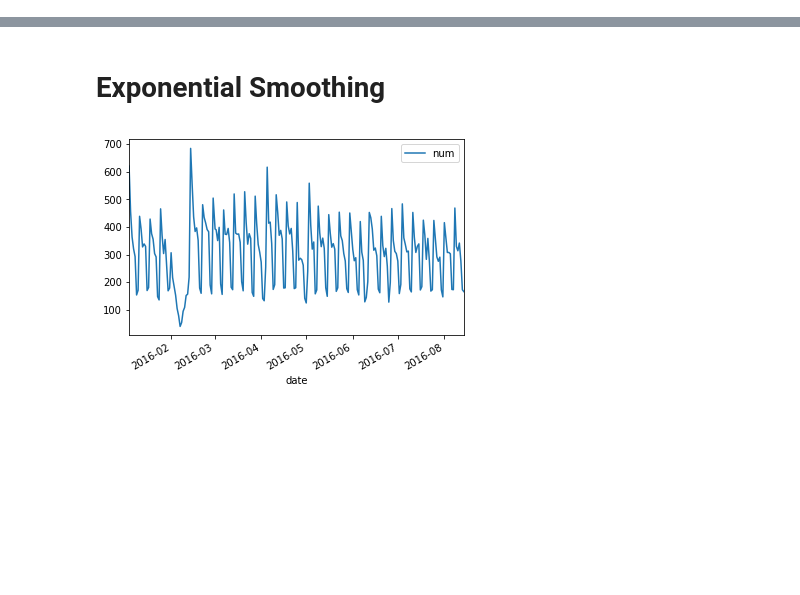
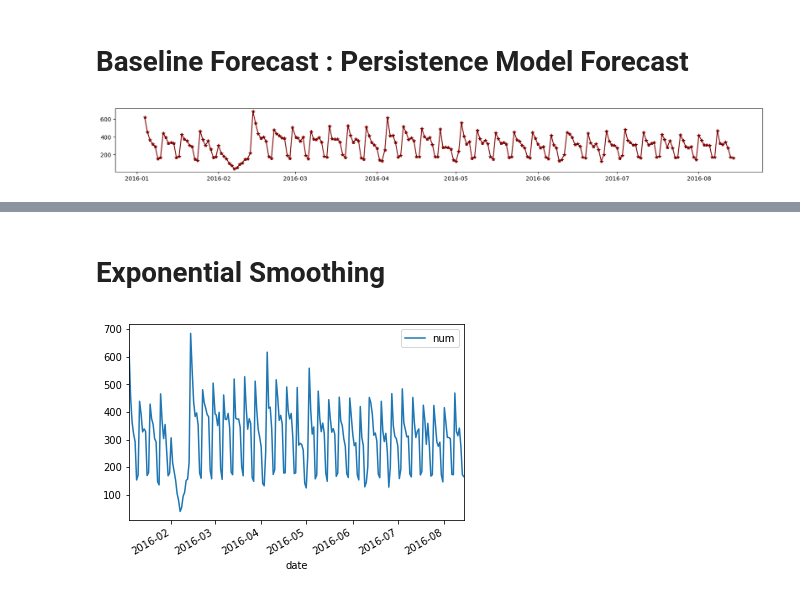
Before and after one commit to thefr33radical/hybrid_forecasting, a Jupyter notebook: code/models.ipynb, the cells around one changed output, grey strips where cells are left out. Saved outputs shown, nothing was run; the diff lists cells and outputs as text; code cells hidden in the pictures; blank space fills up the shorter version.

```diff
--- a/code/models.ipynb
+++ b/code/models.ipynb
@@ -1,2 +1,26 @@
 # %% [markdown]
 <a href="https://colab.research.google.com/github/thefr33radical/hybrid_forecasting/blob/master/code/models.ipynb" target="_parent"><img src="https://colab.research.google.com/assets/colab-badge.svg" alt="Open In Colab"/></a>
+# %% [markdown]
+# Baseline Forecast : Persistence Model Forecast
+# %%
+import pandas as pd
+import datetime
+from matplotlib import pyplot as plt
+import requests
+import io
+from sklearn.metrics import mean_squared_error as rms
+import numpy as np
+import math
+
+data = pd.read_csv("https://raw.githubusercontent.com/thefr33radical/hybrid_forecasting/master/data/parsed_inpatients.csv", error_bad_lines=False,header=0, parse_dates=[1], index_col=0, squeeze=True)
+data["num"] = data["num"].astype(float)
+
+t=pd.Series(data["num"])
+t.index=data["date"]
+data=t
+
+plt.figure(num=None, figsize=(20, 2), dpi=100,facecolor='w', edgecolor='k')
+plt.plot(data,marker='*', color='maroon')
+plt.show()
+# %% [output]
+[figure, added]
```
Also changed, not shown: parts of 2 cells of this notebook.
